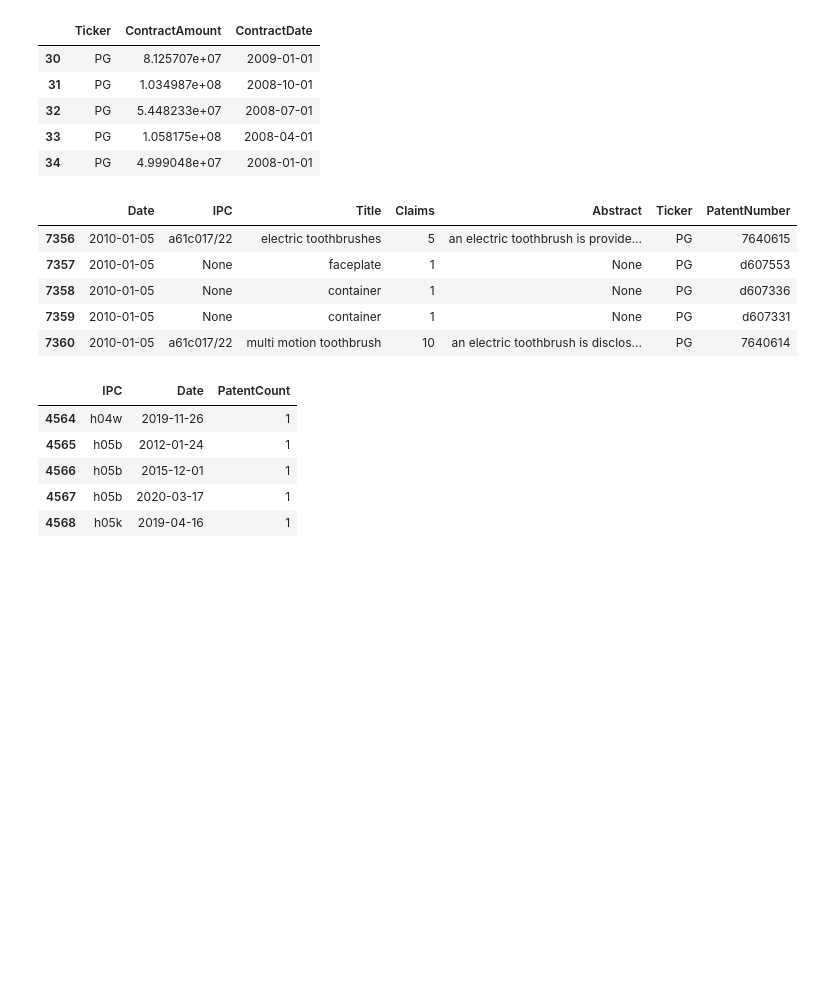
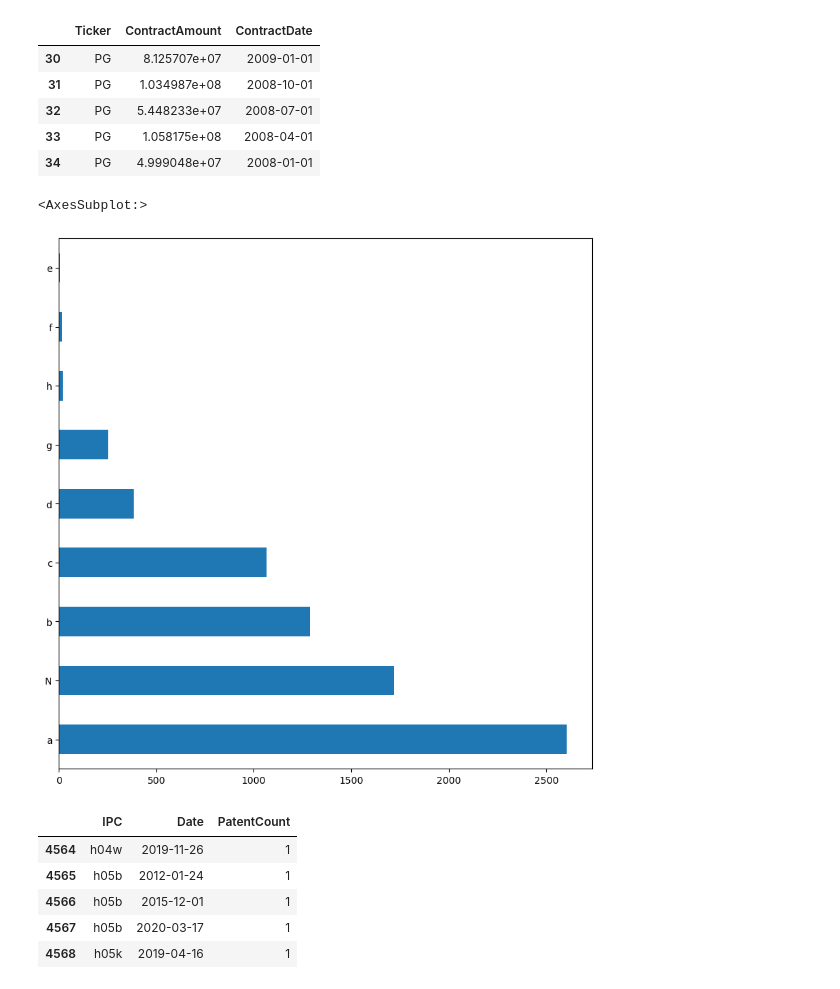
Before and after one commit to xtrabyte-consulting/alt-trading-signals, a Jupyter notebook: UnionsAllLive/OptimalUnionSet.ipynb, the cells around one changed output. Drawn from its saved outputs; the diff is of its cells as text; code cells hidden in the pictures; blank space fills up the shorter version.

```diff
--- a/UnionsAllLive/OptimalUnionSet.ipynb
+++ b/UnionsAllLive/OptimalUnionSet.ipynb
@@ -199,15 +221,11 @@ pg_contracts.tail()
 | 32 | PG | 5.448233e+07 | 2008-07-01 |
 | 33 | PG | 1.058175e+08 | 2008-04-01 |
 | 34 | PG | 4.999048e+07 | 2008-01-01 |
-# %%
-pg_patents.tail()
-# %% [output]
-|  | Date | IPC | Title | Claims | Abstract | Ticker | PatentNumber |
-| 7356 | 2010-01-05 | a61c017/22 | electric toothbrushes | 5 | an electric toothbrush is provide... | PG | 7640615 |
-| 7357 | 2010-01-05 | None | faceplate | 1 | None | PG | d607553 |
-| 7358 | 2010-01-05 | None | container | 1 | None | PG | d607336 |
-| 7359 | 2010-01-05 | None | container | 1 | None | PG | d607331 |
-| 7360 | 2010-01-05 | a61c017/22 | multi motion toothbrush | 10 | an electric toothbrush is disclos... | PG | 7640614 |
+# %%
+pg_patents.IPC.astype(str).str.slice(0, 1).value_counts().plot(kind='barh', figsize=(10, 10))
+# %% [output]
+<AxesSubplot:>
+[figure, added]
 # %%
 pg_patents.IPC = pg_patents.IPC.astype(str).str.slice(0, 4)
 pg_patents.drop(columns=['Title', 'Abstract', 'PatentNumber'], inplace=True)
```
Also changed, not shown: parts of 36 cells of this notebook.
